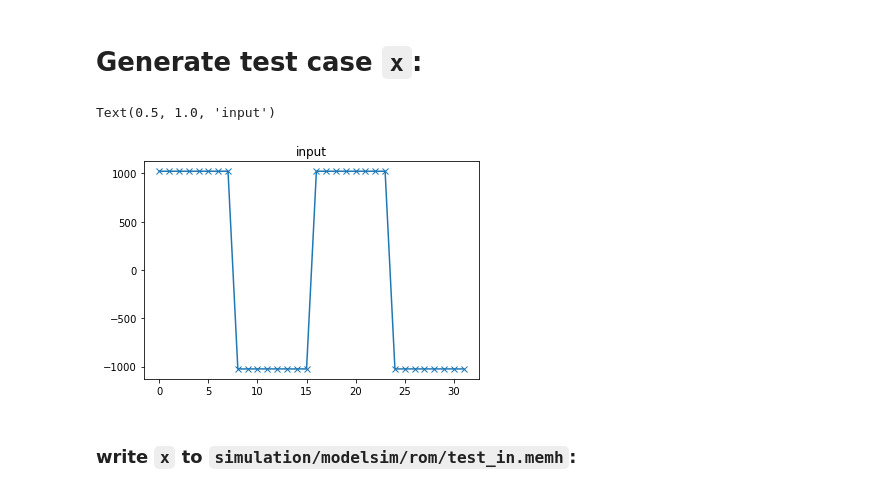
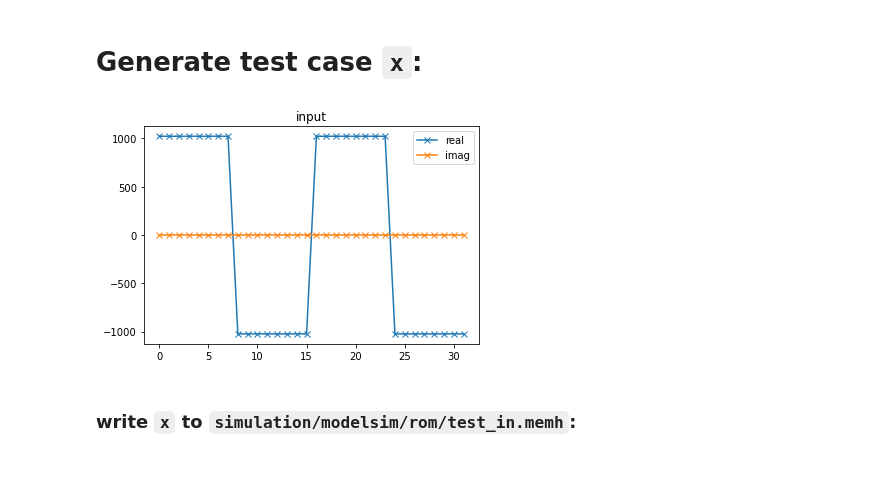
Before and after one commit to AlecVercruysse/fft_tutorial, a Jupyter notebook: fft_sim_visualization.ipynb, the cells around one changed output. Drawn from its saved outputs; the diff is of its cells as text; code cells hidden in the pictures.

Commit message:
update jupyter notebook for complex test-case input

```diff
--- a/fft_sim_visualization.ipynb
+++ b/fft_sim_visualization.ipynb
@@ -37,13 +37,12 @@ def int2hex(integer, digits):
 # %%
 x = np.concatenate((1023*np.ones(8, dtype='int16'), -1024*np.ones(8, dtype='int16'), 1023*np.ones(8, dtype='int16'), -1024*np.ones(8, dtype='int16')))
 # x = (2**10-1) * np.ones(32, dtype='int16')                         # all ones
 # x = ((2**10-1) * np.cos(np.arange(32)*2*np.pi/32)).astype('int16') # cos wave
 
-plt.plot(x, 'x-')
-plt.title("input")
+fig, ax = plt.subplots()
+_ = plot_complex(x, ax, "input")
 # %% [output]
-Text(0.5, 1.0, 'input')
-[figure, old version]
+[figure, new version]
 # %% [markdown]
 ### write `x` to `simulation/modelsim/rom/test_in.memh`:
 # %%
```
Also changed, not shown: parts of 3 cells of this notebook, 1 other file.
